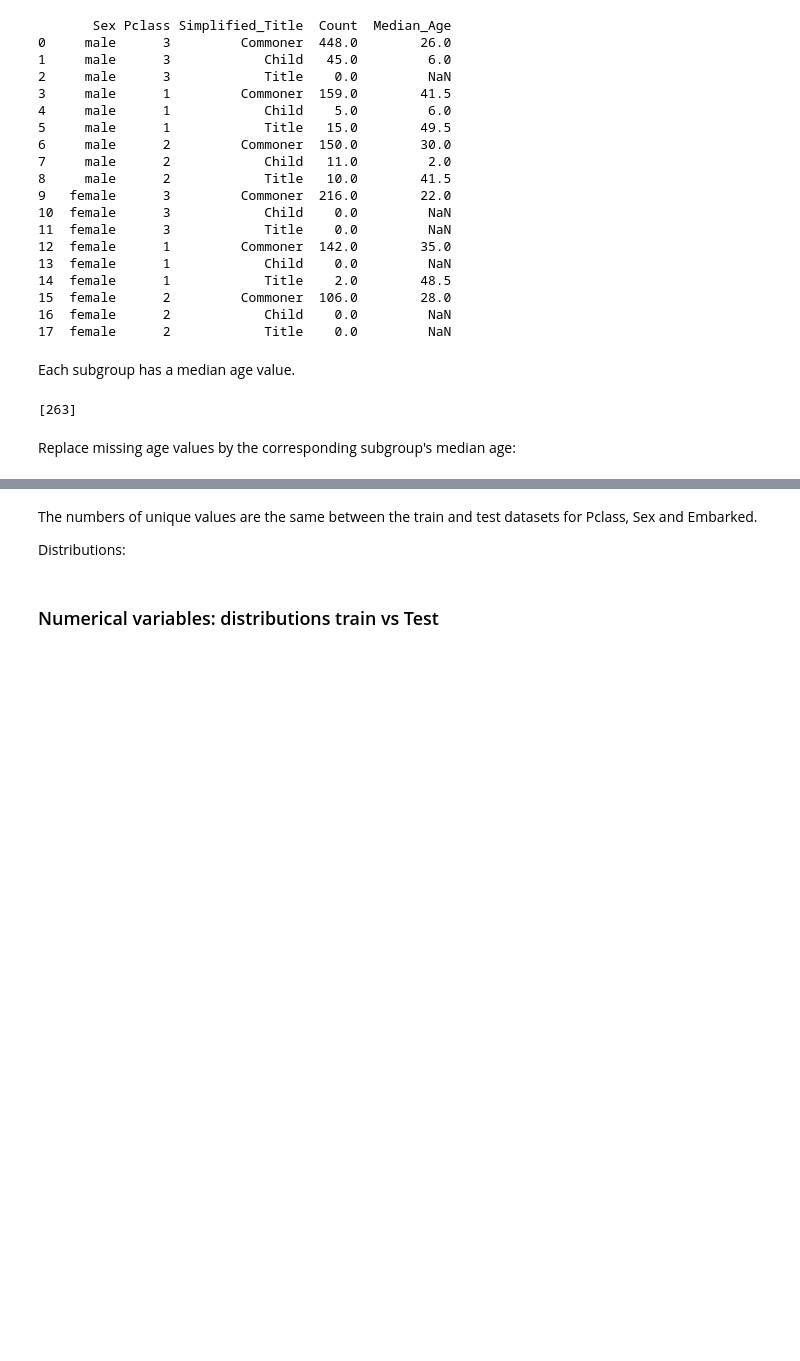
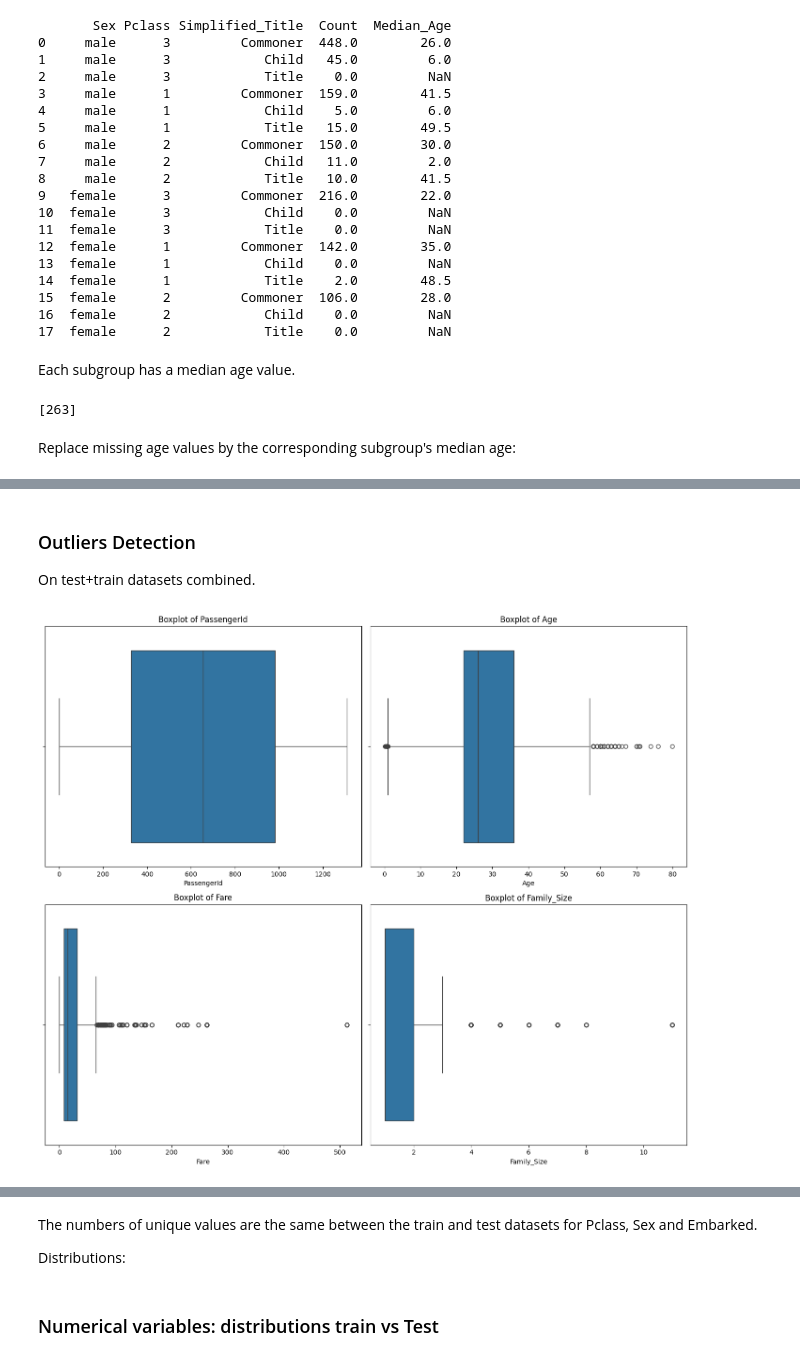
Before and after one commit to fdayde/kaggle-titanic, a Jupyter notebook: notebooks/01_data_exploration.ipynb, the cells around one changed output, grey strips where cells are left out. Cells and saved outputs as stored; diff of their text form; code cells hidden in the pictures; blank space fills up the shorter version.

```diff
--- a/notebooks/01_data_exploration.ipynb
+++ b/notebooks/01_data_exploration.ipynb
@@ -893 +869,22 @@ print(missing)
 []
+# %% [markdown]
+### Outliers Detection
+On test+train datasets combined.
+# %%
+fig, axes = plt.subplots(nrows=2, ncols=2, figsize=(14, 12))
+axes = axes.ravel()
+
+for i, feature in enumerate(numerical_features_train):
+    if i < len(axes):  # Ensure we do not exceed the number of subplots
+        sns.boxplot(
+            x=feature,
+            data=combined,
+            ax=axes[i]
+        )
+        axes[i].set_title(f"Boxplot of {feature}")
+        axes[i].set_xlabel(feature)
+
+plt.tight_layout()
+plt.show()
+# %% [output]
+[figure, added]
```
Also changed, not shown: parts of 42 cells of this notebook, 2 other files.
